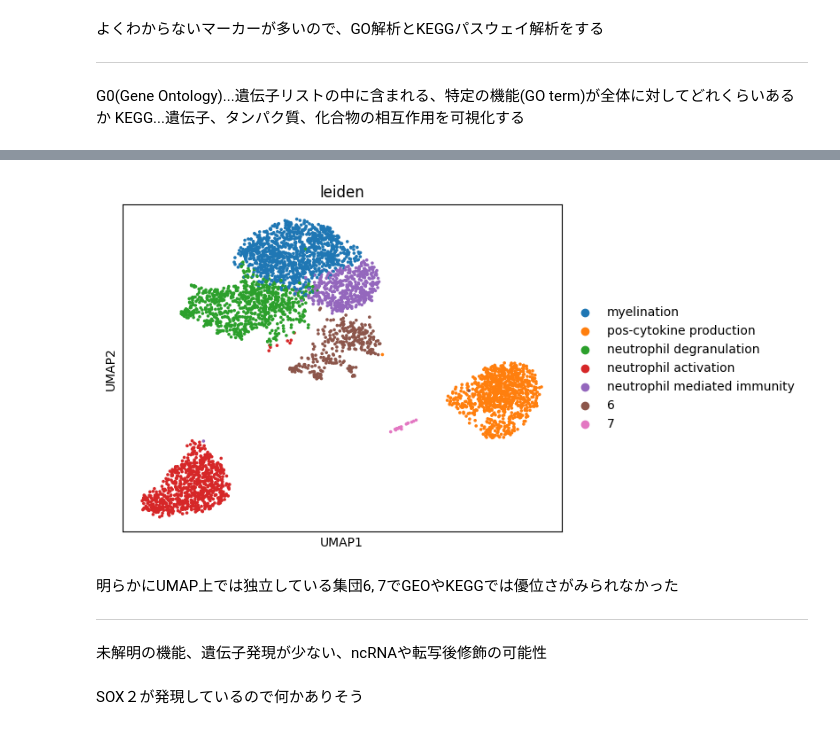
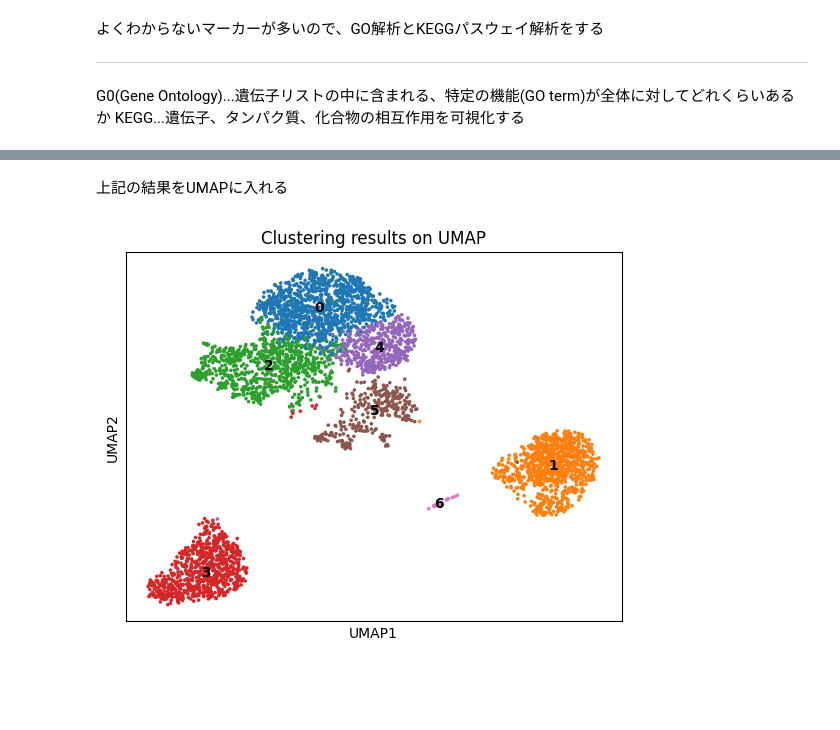
Before and after one commit to jamagiwa/Kaggle, a Jupyter notebook: GBM_scRNAseq.ipynb, the cells around one changed output, grey strips where cells are left out. Cells and saved outputs as stored; diff of their text form; code cells hidden in the pictures; blank space fills up the shorter version.

```diff
--- a/GBM_scRNAseq.ipynb
+++ b/GBM_scRNAseq.ipynb
@@ -349,19 +359,23 @@ GO解析結果（6）:
 2      295.323896  SCARB2;NPC2;SLC11A1;TPP1;CD68;ATP6V0D1;ATP6V0C...
 3      268.322575  GNAO1;TGFB1;STAT1;HSPA6;HLA-DRA;NFKB1;HLA-DRB1...
 4      220.230639     CSF1R;TGFB1;TYROBP;SPI1;STAT1;IL1B;TREM2;NFKB1
-# %%
-#解析結果を手打ちでUMAPにクラスタリングする
-#Leidenクラスタリングのカテゴリ名を変更する
-adata_fil.rename_categories('leiden', ['myelination', 'pos-cytokine production','neutrophil degranulation', 'neutrophil activation', 'neutrophil mediated immunity', '6', '7'])
-
-sc.pl.umap(adata_fil, color = "leiden")
-# %% [output]
-[figure, removed]
-# %% [markdown]
-明らかにUMAP上では独立している集団6, 7でGEOやKEGGでは優位さがみられなかった
-
-
----
-未解明の機能、遺伝子発現が少ない、ncRNAや転写後修飾の可能性
-# %% [markdown]
-SOX２が発現しているので何かありそう
+# %% [markdown]
+上記の結果をUMAPに入れる
+# %%
+#leidenクラスタリング上と同じ位相グラフを利用
+#各細胞の二次元上の配置を計算
+sc.tl.umap(adata_fil)
+
+#UMAPを描画
+
+
+# legend_loc='on data' にすると、凡例の代わりに各クラスターのかたまりに直接番号が表示され、見やすくなる。
+sc.pl.umap(
+    adata_fil,
+    color = 'leiden',
+    legend_loc = 'on data',
+    frameon = True, #プロットの枠線をなくす
+    title = 'Clustering results on UMAP'
+)
+# %% [output]
+[figure, added]
```
Also changed, not shown: parts of 6 cells of this notebook.
